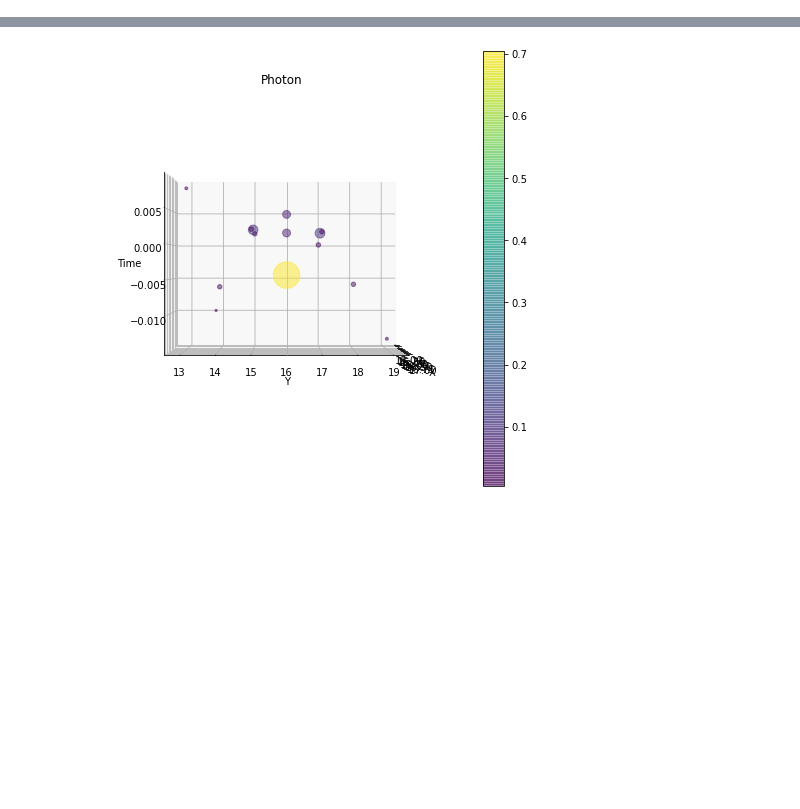
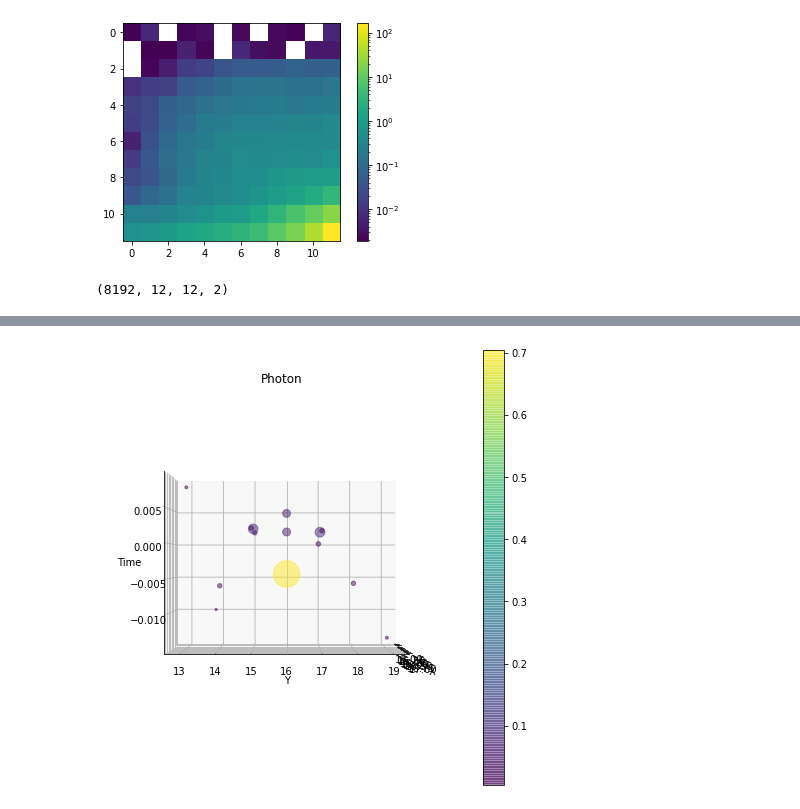
Before and after one commit to ekoenig4/ParticleImages, a Jupyter notebook: data-visualization.ipynb, the cells around one changed output, grey strips where cells are left out. Cells and saved outputs as stored; diff of their text form; code cells hidden in the pictures; blank space fills up the shorter version.

```diff
--- a/data-visualization.ipynb
+++ b/data-visualization.ipynb
@@ -55,0 +56,8 @@ el_X_mean = np.mean(X_train[y_train == 1],axis=0).reshape(1,32,32,2)
+# %%
+fig,ax = pic.plot_image(np.nansum(X_train[:,4:16,4:16,0],axis=0),log=True)
+# %% [output]
+[figure, added]
+# %%
+pic.crop_images(X_train,12).shape
+# %% [output]
+(8192, 12, 12, 2)
```
Also changed, not shown: parts of 3 cells of this notebook, 1 other file.
